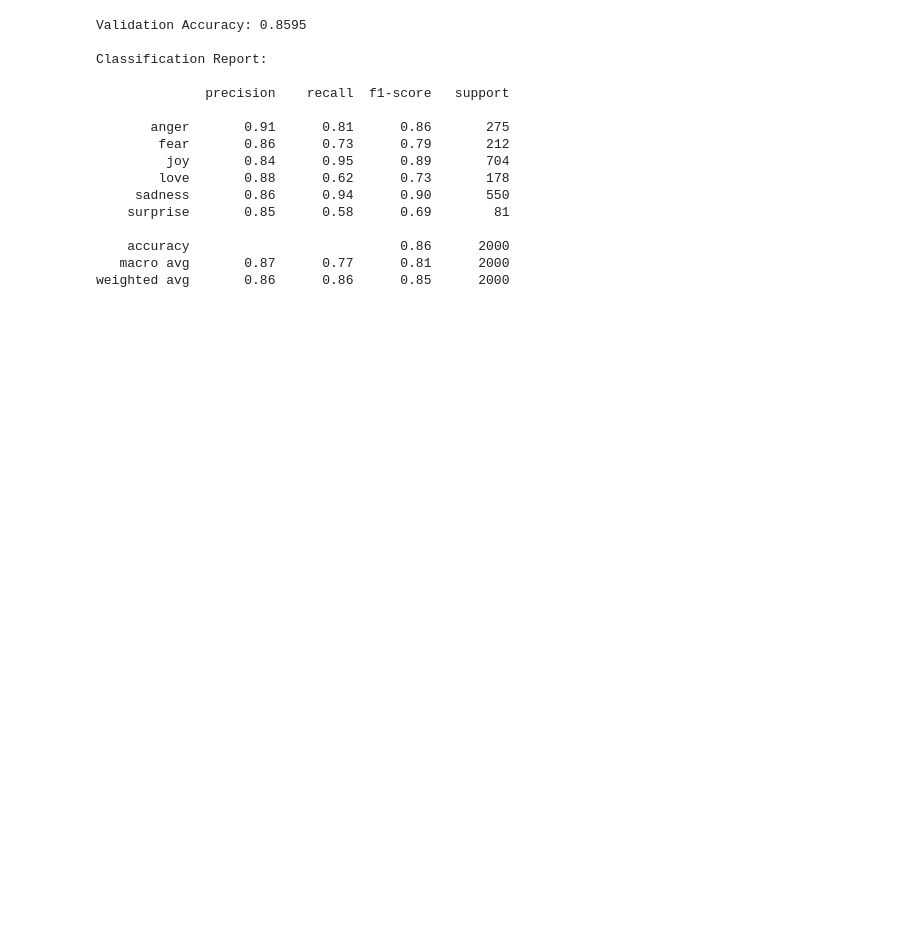
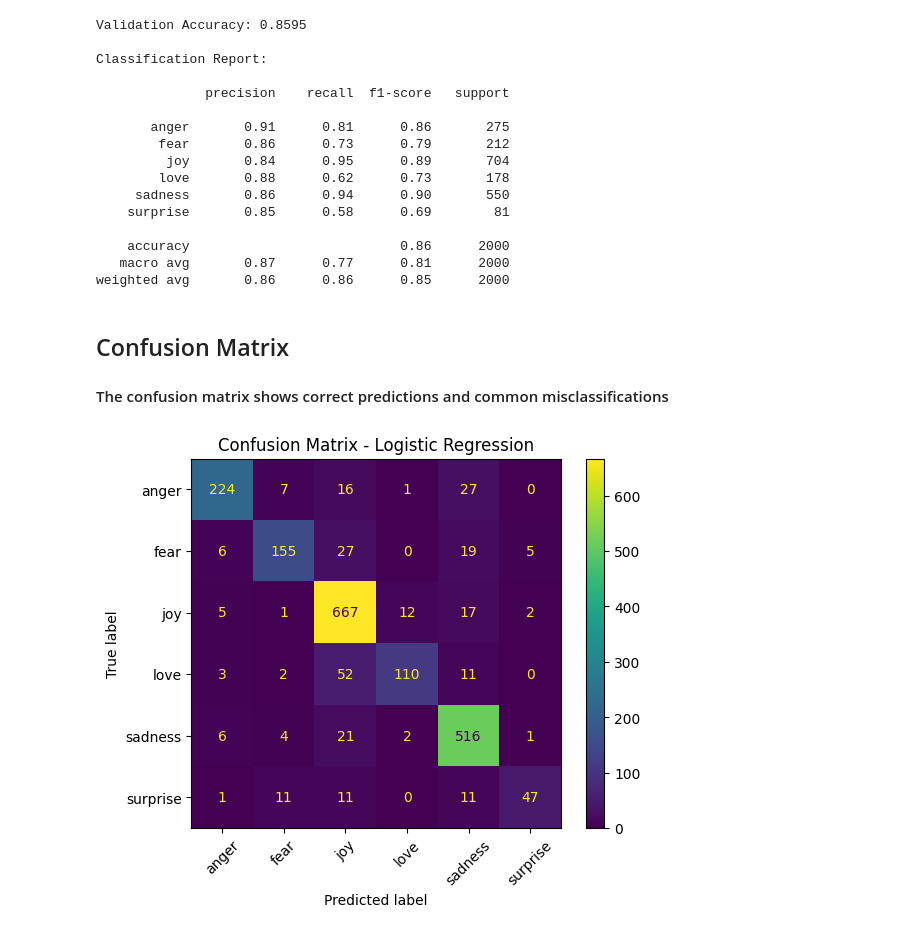
Before and after one commit to aslgr/emotion_text_classifier, a Jupyter notebook: notebooks/01_baseline.ipynb, the cells around one changed output. Saved outputs shown, nothing was run; the diff lists cells and outputs as text; code cells hidden in the pictures; blank space fills up the shorter version.

Commit message:
add confusion matrix and feature analysis

```diff
--- a/notebooks/01_baseline.ipynb
+++ b/notebooks/01_baseline.ipynb
@@ -151,3 +158,12 @@ Classification Report:
     accuracy                           0.86      2000
    macro avg       0.87      0.77      0.81      2000
 weighted avg       0.86      0.86      0.85      2000
+# %% [markdown]
+## Confusion Matrix
+#### The confusion matrix shows correct predictions and common misclassifications
+# %%
+ConfusionMatrixDisplay.from_predictions(y_val, y_val_pred, xticks_rotation=45)
+plt.title("Confusion Matrix - Logistic Regression")
+plt.show()
+# %% [output]
+[figure, added]
```
Also changed, not shown: parts of 13 cells of this notebook.
